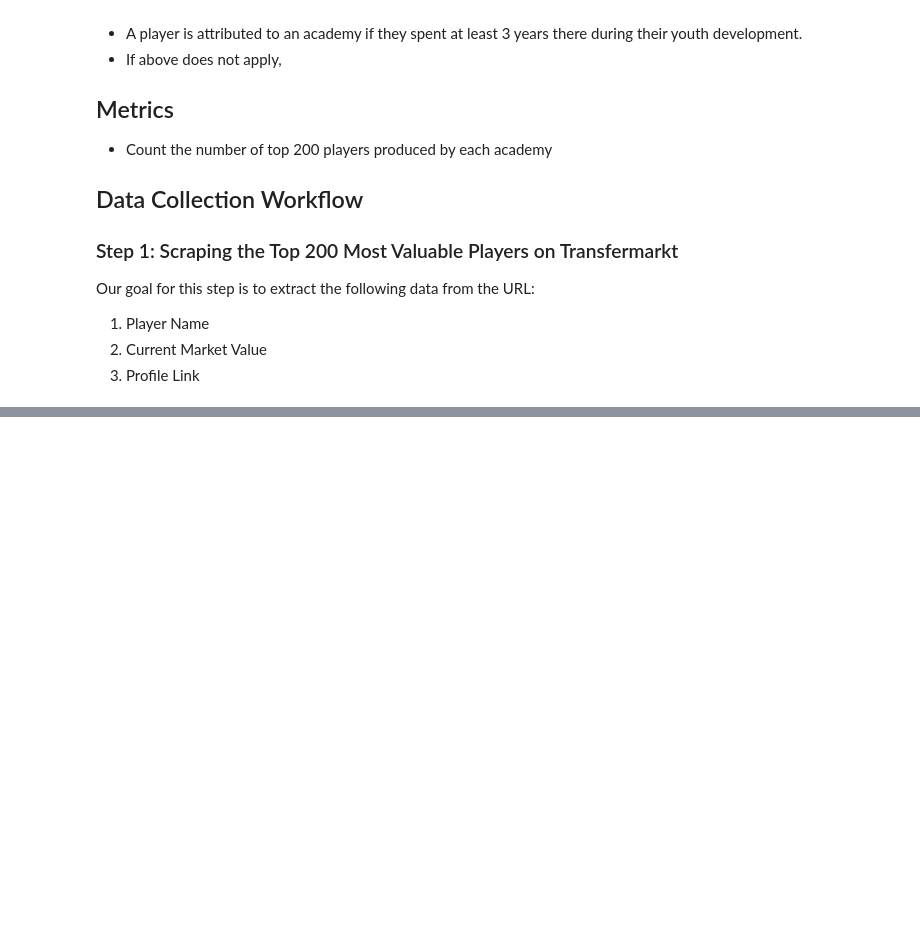
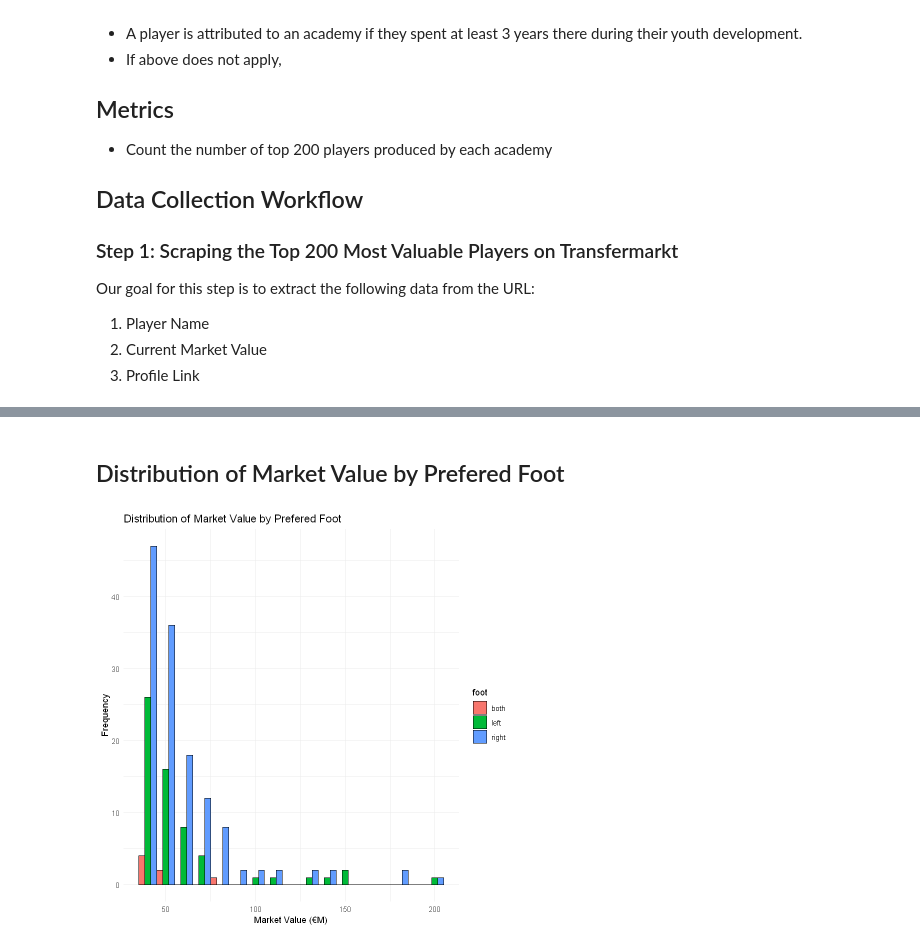
Before and after one commit to gabriellindqvist/su-mt4007, a Jupyter notebook: project/project.ipynb, the cells around one changed output, grey strips where cells are left out. Saved outputs shown, nothing was run; the diff lists cells and outputs as text; code cells hidden in the pictures; blank space fills up the shorter version.

```diff
--- a/project/project.ipynb
+++ b/project/project.ipynb
@@ -51,0 +63,9 @@ A data.frame: 202 × 10
+# %% [markdown]
+## Distribution of Market Value by Prefered Foot
+# %%
+ggplot(df, aes(x = mv, fill = foot)) +
+    geom_histogram(binwidth = 10, color = "black", position = "dodge") +
+    labs(title = "Distribution of Market Value by Prefered Foot", x = "Market Value (€M)", y = "Frequency") +
+    theme_minimal()
+# %% [output]
+[figure, added]
```
Also changed, not shown: parts of 8 cells of this notebook.
